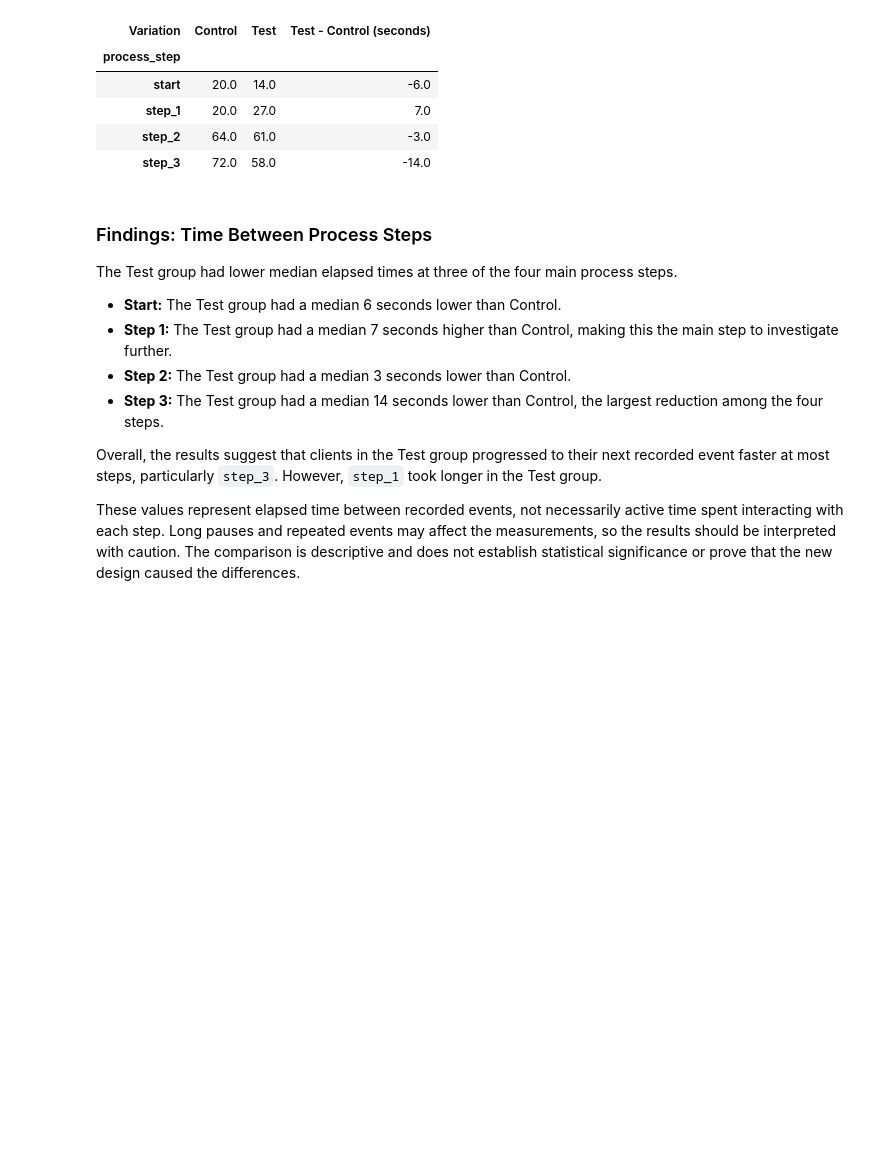
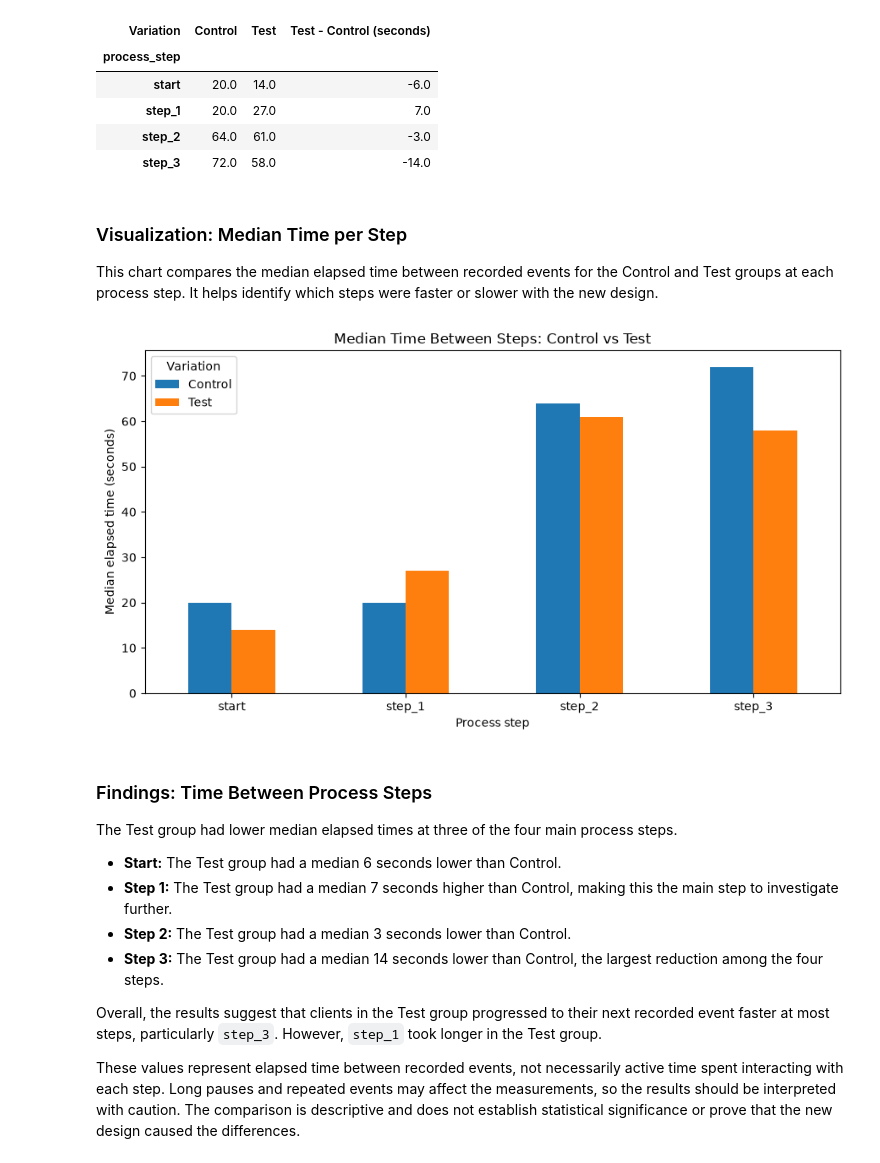
Before and after one commit to JovZiv/vanguard-ab-test-project2, a Jupyter notebook: vanguard-ab-test.ipynb, the cells around one changed output. Drawn from its saved outputs; the diff is of its cells as text; code cells hidden in the pictures; blank space fills up the shorter version.

```diff
--- a/vanguard-ab-test.ipynb
+++ b/vanguard-ab-test.ipynb
@@ -566,6 +560,26 @@ display(main_step_comparison)
 | step_1 | 20.0 | 27.0 | 7.0 |
 | step_2 | 64.0 | 61.0 | -3.0 |
 | step_3 | 72.0 | 58.0 | -14.0 |
+# %% [markdown]
+### Visualization: Median Time per Step
+
+This chart compares the median elapsed time between recorded events for the Control and Test groups at each process step. It helps identify which steps were faster or slower with the new design.
+# %%
+# Compare median elapsed time per step between Control and Test
+main_step_comparison[["Control", "Test"]].plot(
+    kind="bar",
+    figsize=(9, 5),
+    ylabel="Median elapsed time (seconds)",
+    xlabel="Process step",
+    title="Median Time Between Steps: Control vs Test",
+)
+
+# Display the chart with readable labels
+plt.xticks(rotation=0)
+plt.tight_layout()
+plt.show()
+# %% [output]
+[figure, added]
 # %% [markdown]
 ### Findings: Time Between Process Steps
 
```
Also changed, not shown: parts of 23 cells of this notebook.
